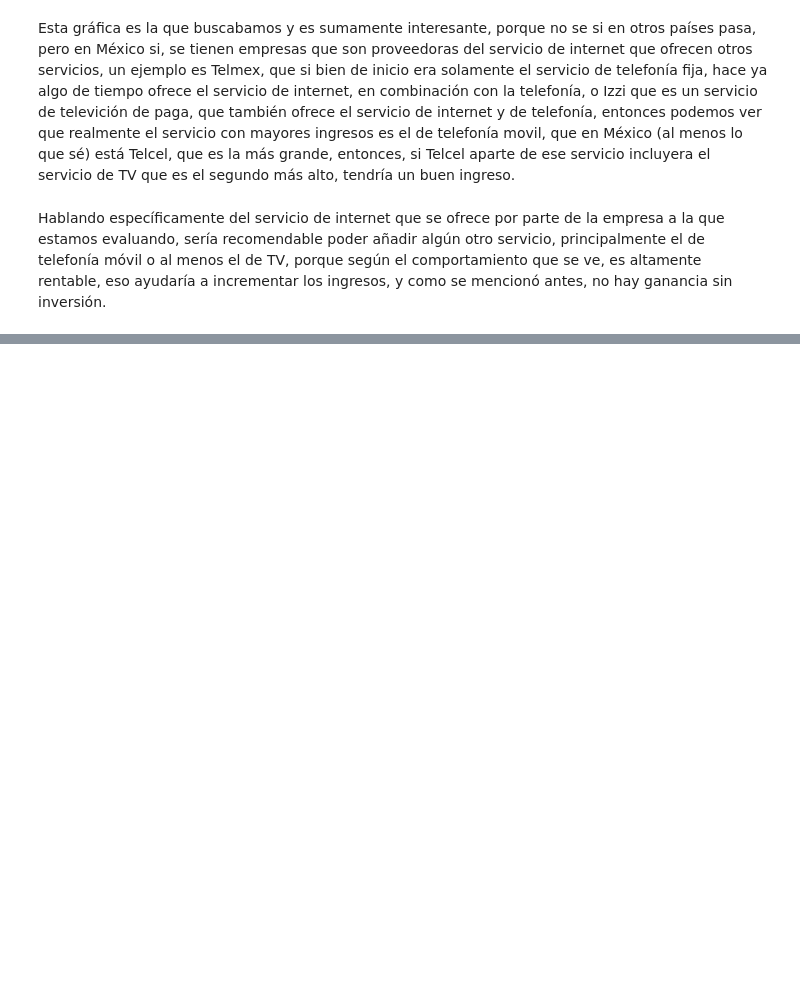
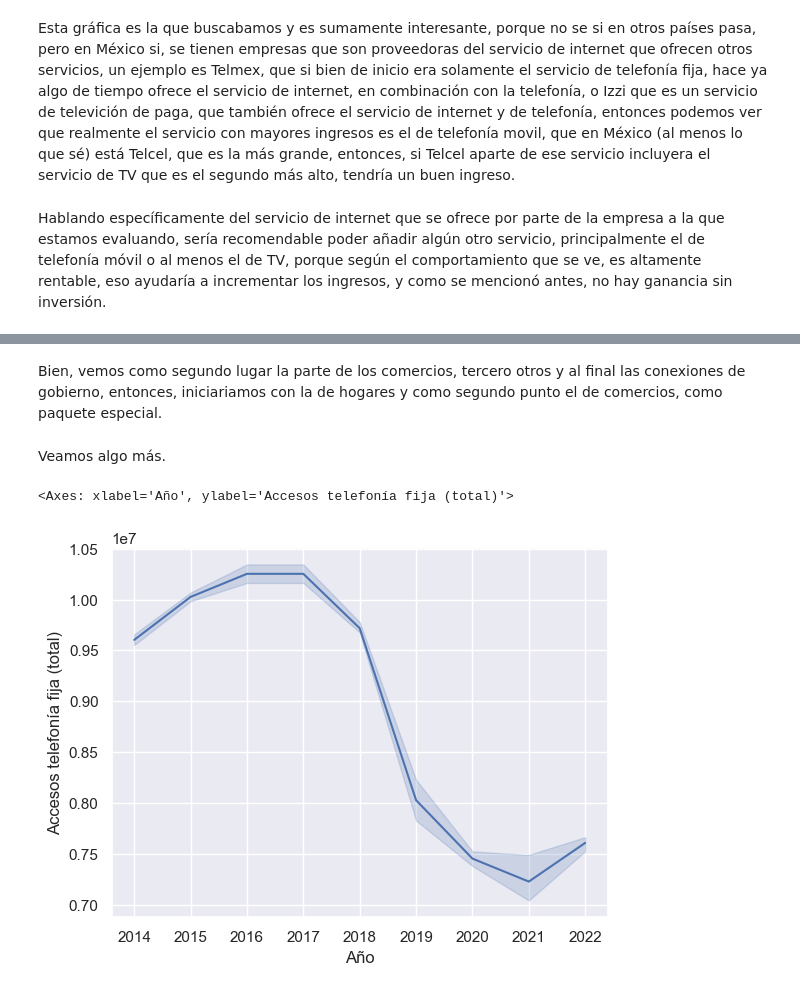
Before and after one commit to AJusto14/PI_DataAnalysis_AAJG, a Jupyter notebook: eda_adicional.ipynb, the cells around one changed output, grey strips where cells are left out. Saved outputs shown, nothing was run; the diff lists cells and outputs as text; code cells hidden in the pictures; blank space fills up the shorter version.

```diff
--- a/eda_adicional.ipynb
+++ b/eda_adicional.ipynb
@@ -296,0 +319,10 @@ Hablando específicamente del servicio de internet que se ofrece por parte de la
+# %% [markdown]
+Bien, vemos como segundo lugar la parte de los comercios, tercero otros y al final las conexiones de gobierno, entonces, iniciariamos con la de hogares y como segundo punto el de comercios, como paquete especial.
+# %% [markdown]
+Veamos algo más.
+# %%
+#Ahora veamos la suma de cada tipo de servicio por año
+sns.lineplot(data=extra_trimestre, x='Año', y='Accesos telefonía fija (total)')
+# %% [output]
+<Axes: xlabel='Año', ylabel='Accesos telefonía fija (total)'>
+[figure, added]
```
Also changed, not shown: parts of 43 cells of this notebook, 1 other file.
